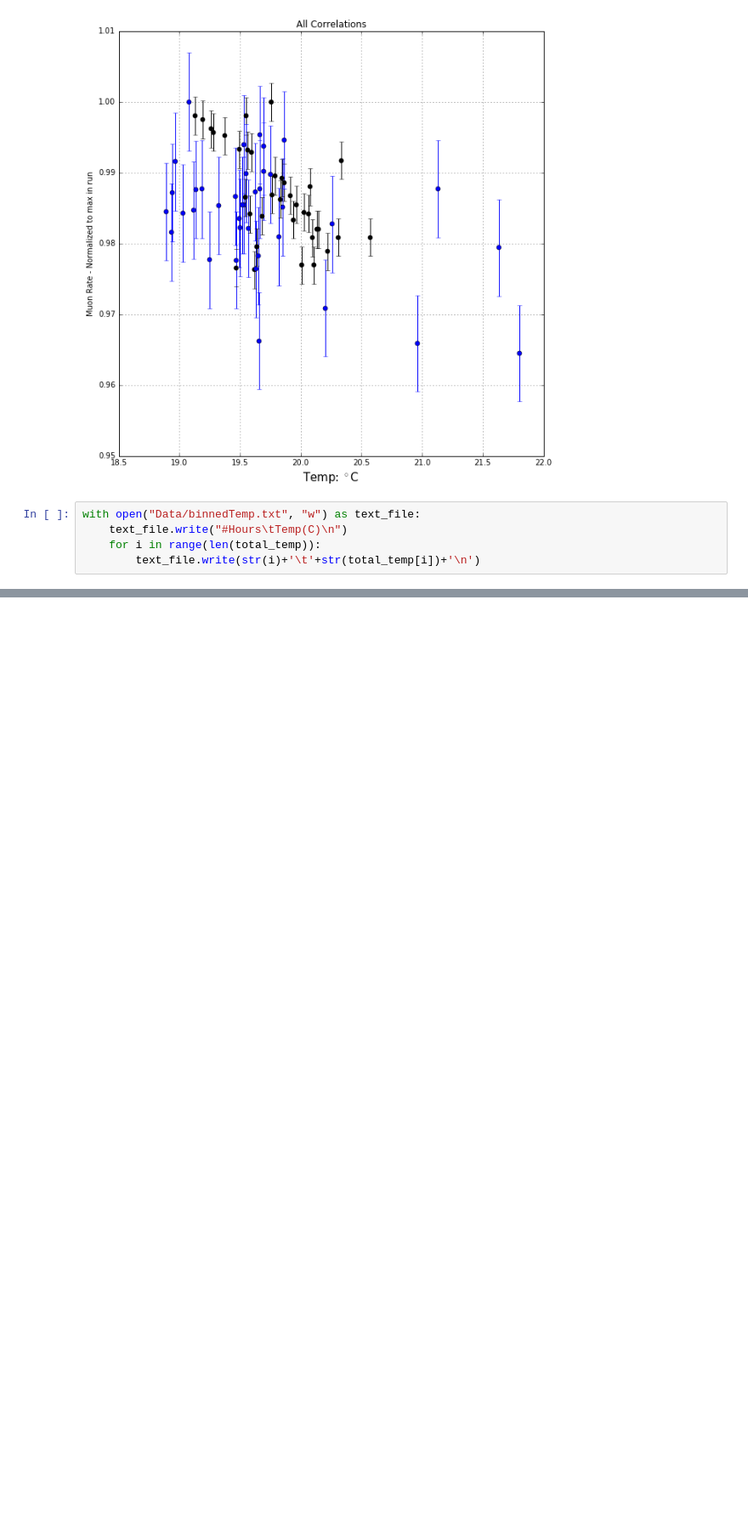
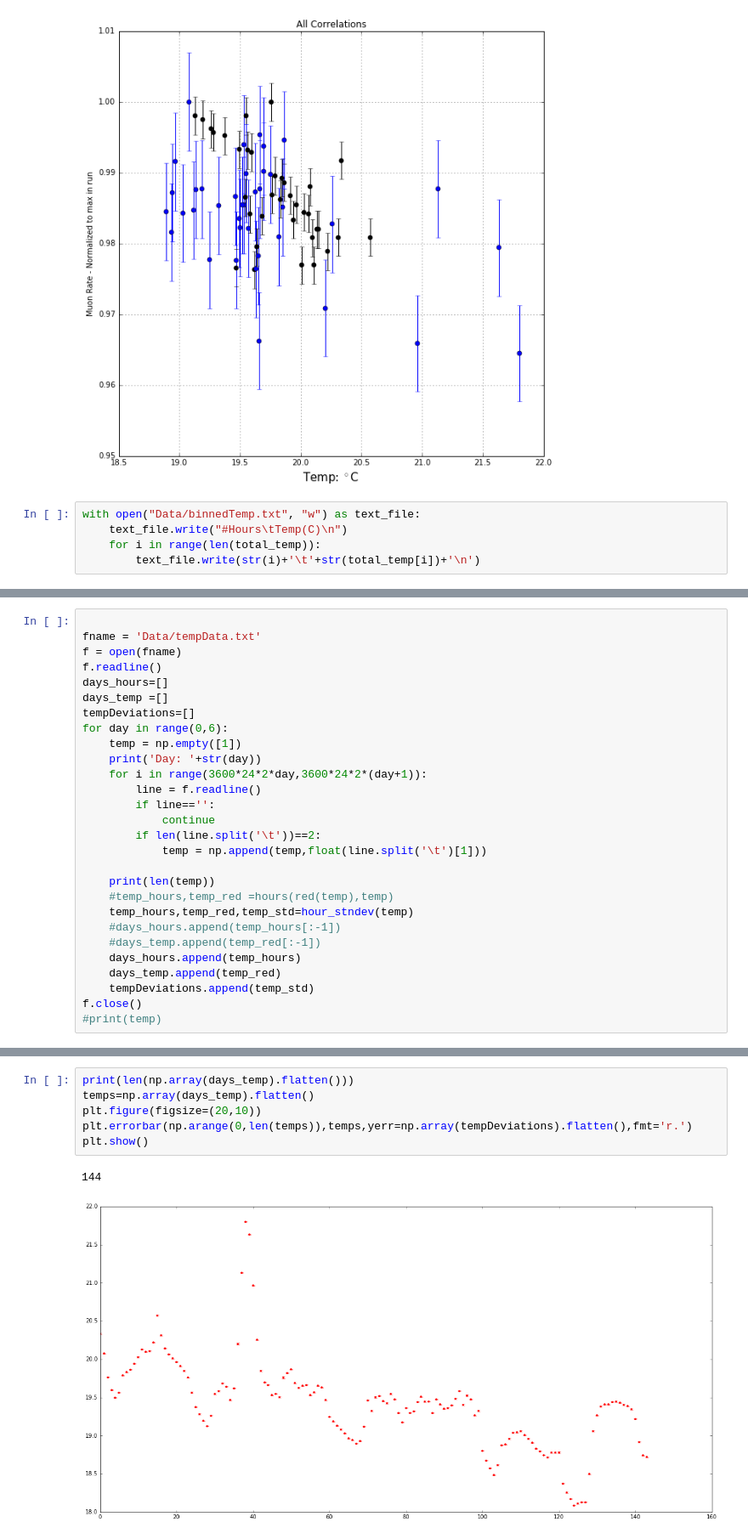
Before and after one commit to ianhi/Phys314, a Jupyter notebook: Muon/Muon_Final_Rate.ipynb, the cells around one changed output, grey strips where cells are left out. Shown at 85% size. Saved outputs shown, nothing was run; the diff lists cells and outputs as text; blank space fills up the shorter version.

```diff
--- a/Muon/Muon_Final_Rate.ipynb
+++ b/Muon/Muon_Final_Rate.ipynb
@@ -484,0 +447,28 @@ with open("Data/binnedTemp.txt", "w") as text_file:
+# %%
+
+fname = 'Data/tempData.txt'
+f = open(fname)
+f.readline()
+days_hours=[]
+days_temp =[]
+tempDeviations=[]
+for day in range(0,6):
+    temp = np.empty([1])
+    print('Day: '+str(day))
+    for i in range(3600*24*2*day,3600*24*2*(day+1)):
+        line = f.readline()
+        if line=='':
+            continue
+        if len(line.split('\t'))==2:
+            temp = np.append(temp,float(line.split('\t')[1]))
+
+    print(len(temp))
+    #temp_hours,temp_red =hours(red(temp),temp)
+    temp_hours,temp_red,temp_std=hour_stndev(temp)
+    #days_hours.append(temp_hours[:-1])
+    #days_temp.append(temp_red[:-1])
+    days_hours.append(temp_hours)
+    days_temp.append(temp_red)
+    tempDeviations.append(temp_std)
+f.close()
+#print(temp)
@@ -484,0 +514,9 @@ with open("Data/binnedTemp.txt", "w") as text_file:
+# %%
+print(len(np.array(days_temp).flatten()))
+temps=np.array(days_temp).flatten()
+plt.figure(figsize=(20,10))
+plt.errorbar(np.arange(0,len(temps)),temps,yerr=np.array(tempDeviations).flatten(),fmt='r.')
+plt.show()
+# %% [output]
+144
+[figure, added]
```
Also changed, not shown: parts of 18 cells of this notebook, 7 other files.
